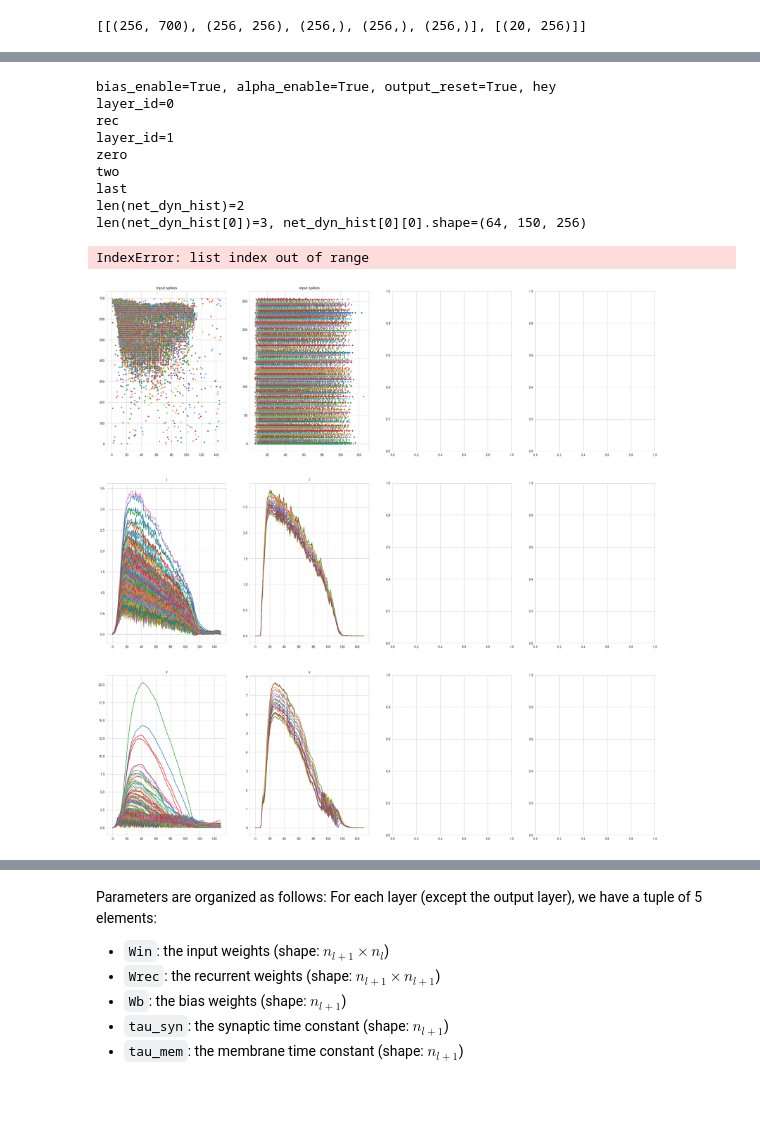
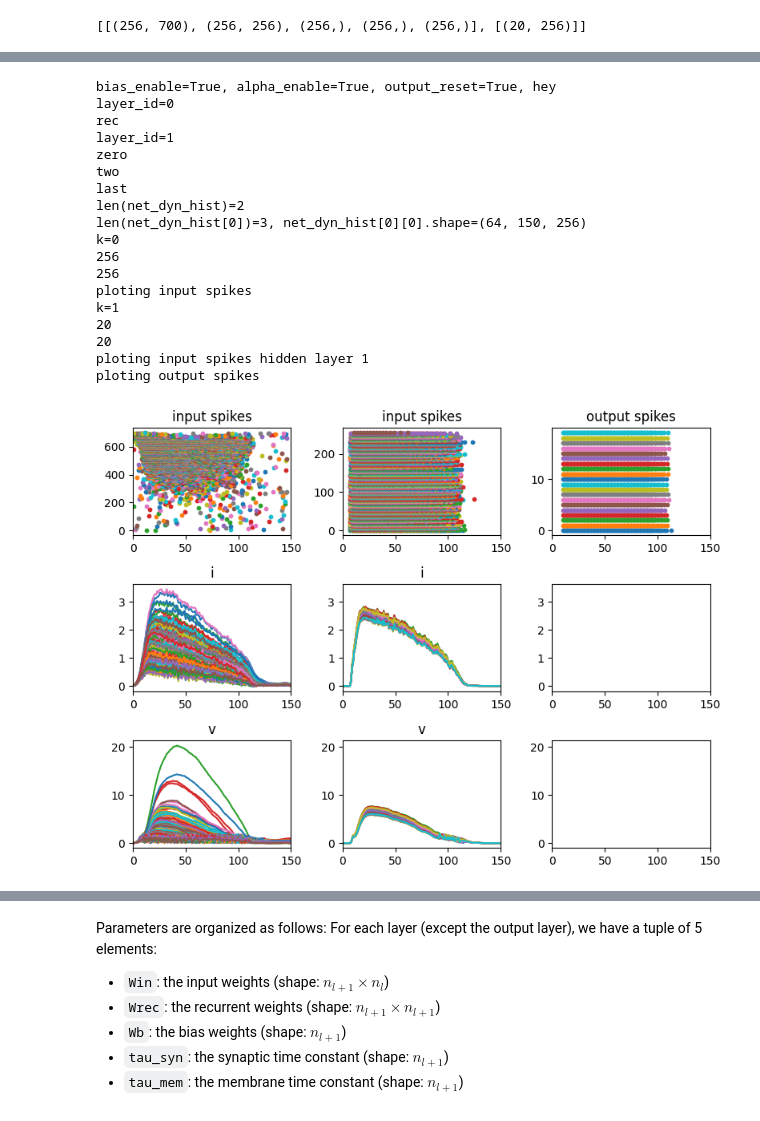
Before and after one commit to TristanTorchet/SNN, a Jupyter notebook: pn2021_Rn.ipynb, the cells around one changed output, grey strips where cells are left out. Drawn from its saved outputs; the diff is of its cells as text; code cells hidden in the pictures.

Commit message:
MLSNN - improved plotting functions

```diff
--- a/pn2021_Rn.ipynb
+++ b/pn2021_Rn.ipynb
@@ -203,51 +211,78 @@ grads[0][-1].min()=Array(-0.00602169, dtype=float32), grads[0][-1].max()=Array(0
 # %%
 from utils import run_batch, run_inference
+import matplotlib.pyplot as plt
+px = 1/plt.rcParams['figure.dpi']
+
 
 def plot_inference(p):
     jax.clear_caches()
     net_dyn_hist = run_inference(p, hp, batch0_test)
     print(f'{len(net_dyn_hist)=}')
     print(f'{len(net_dyn_hist[0])=}, net_dyn_hist[0][0].shape={net_dyn_hist[0][0].shape}')
     # plot i, v, z for first sample
-    import matplotlib.pyplot as plt
     sample_id = 0
-    fig, ax = plt.subplots(3, 4, figsize=(30, 30))
-    t = jnp.arange(150)
-    for k in range(3): # loop over layers
+    fig, ax = plt.subplots(3, len(p)+1, figsize=(800*px, 600*px), sharex=True)
+    sim_len = net_dyn_hist[0][0].shape[1]
+    t = jnp.arange(sim_len)
+    for k in range(len(p)): # loop over layers
+        print(f'{k=}')
+        ax[0, k].set_xlim(0, sim_len)
         for i in range(2): # loop over i, v
-            for j in range(256):
+            print(p[k][0].shape[0])
+            for j in range(p[k][0].shape[0]):
                 ax[i+1,k].plot(t, net_dyn_hist[k][i][sample_id,:,j])
             ax[i+1, k].set_title(f'{["i", "v"][i]}')
         ax[0,k].set_title('input spikes')
 
-        # plot z
+        # plot z of layer k-1 (the output of layer k-1 is the input of layer k)
         if k == 0:
+            print('ploting input spikes')
             for j in range(700):
                 ax[0, k].scatter(t, jnp.where(in_spikes_test_batch0[sample_id, :, j] == 0, jnp.nan, 1) * j, s=10, label=f'{j}')
-        else:
-            for j in range(256):
+        elif k < len(p):
+            print(f'ploting input spikes hidden layer {k}')
+            for j in range(p[k-1][0].shape[0]):
                 ax[0, k].scatter(t, jnp.where(net_dyn_hist[k-1][2][sample_id, :, j] == 0, jnp.nan, 1) * j, s=10, label=f'{j}')
 
-    # plot output spike train in ax[0, 3]
+    # plot output spike train in ax[0, len(p)]
+    print('ploting output spikes')
     for j in range(20):
-        ax[0, 3].scatter(t, jnp.where(net_dyn_hist[-1][2][sample_id, :, j] == 0, jnp.nan, 1) * j, s=10, label=f'{j}')
-    ax[0, 3].set_title('output spikes')
+        ax[0, -1].scatter(t, jnp.where(net_dyn_hist[-1][2][sample_id, :, j] == 0, jnp.nan, 1) * j, s=10, label=f'{j}')
+
+    # Custom sharey for the middle and bottom rows
+    for k in range(2):
+        for j in range(len(p)):
+            ax[k+1,j+1].sharey(ax[k+1,0])
+
+    # to show the x-axis ticks (which are usually hidden by sharex=True)
+    for a in ax.flat:
+        a.tick_params(axis='x', which='both', labelbottom=True)
+    ax[0, -1].set_title('output spikes')
+    plt.tight_layout()
     plt.show()
 
 
 plot_inference(params_init)
 # %% [output]
 bias_enable=True, alpha_enable=True, output_reset=True, hey
 layer_id=0
 rec
 layer_id=1
 zero
 two
 last
 len(net_dyn_hist)=2
 len(net_dyn_hist[0])=3, net_dyn_hist[0][0].shape=(64, 150, 256)
+k=0
+256
+256
+ploting input spikes
+k=1
+20
+20
+ploting input spikes hidden layer 1
+ploting output spikes
-IndexError: list index out of range
-[figure, old version]
+[figure, new version]
 # %%
 # leaves = jax.tree_util.tree_leaves(opt_state)
 # print(f"opt_state has {len(leaves)} leaves: {leaves}")
```
Also changed, not shown: parts of 8 cells of this notebook, 1 other file.
